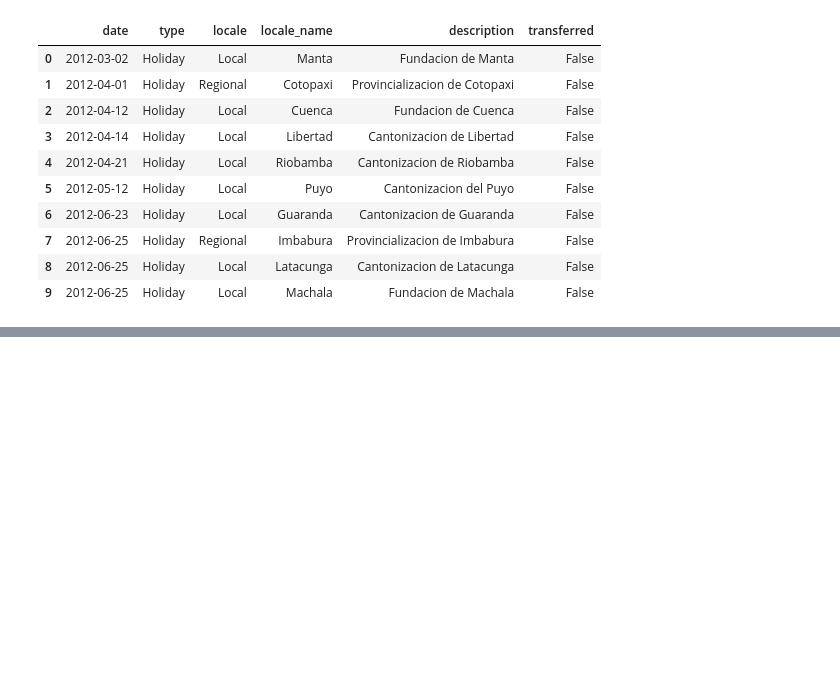
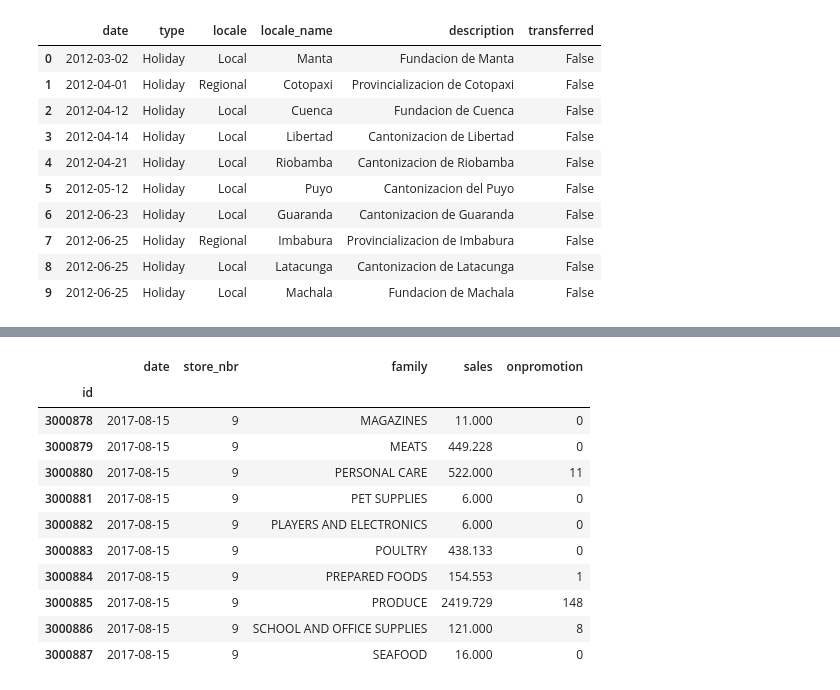
Before and after one commit to ndzadz/WTUM_12_2022, a Jupyter notebook: DataQualityCheck.ipynb, the cells around one changed output, grey strips where cells are left out. Saved outputs shown, nothing was run; the diff lists cells and outputs as text; code cells hidden in the pictures; blank space fills up the shorter version.

```diff
--- a/DataQualityCheck.ipynb
+++ b/DataQualityCheck.ipynb
@@ -6,6 +7,6 @@ holidays_events = pd.read_csv("https://www.dropbox.com/s/bxyamlpevkiwwoq/holiday
 oil = pd.read_csv("https://www.dropbox.com/s/l6ln0ztl4m0pw3a/oil.csv?dl=1")
 sample_submission = pd.read_csv("https://www.dropbox.com/s/68jjl61x6u3klos/sample_submission.csv?dl=1")
 stores = pd.read_csv("https://www.dropbox.com/s/lcxn6r9bs2exguq/stores.csv?dl=1")
-test = pd.read_csv("https://www.dropbox.com/s/cvdo1gn7r5lu2uz/test.csv?dl=1")
-train = pd.read_csv("https://www.dropbox.com/s/s8p2b5awnuqfk0d/train.csv?dl=1")
+test = pd.read_csv("https://www.dropbox.com/s/cvdo1gn7r5lu2uz/test.csv?dl=1",index_col='id')
+train = pd.read_csv("https://www.dropbox.com/s/s8p2b5awnuqfk0d/train.csv?dl=1",index_col='id')
 transactions = pd.read_csv("https://www.dropbox.com/s/92fij9bcwt0e0cj/transactions.csv?dl=1")
@@ -25,0 +96,15 @@ holidays_events.head(10)
+# %%
+train.tail(10)
+# %% [output]
+|  | date | store_nbr | family | sales | onpromotion |
+| id |  |  |  |  |  |
+| 3000878 | 2017-08-15 | 9 | MAGAZINES | 11.000 | 0 |
+| 3000879 | 2017-08-15 | 9 | MEATS | 449.228 | 0 |
+| 3000880 | 2017-08-15 | 9 | PERSONAL CARE | 522.000 | 11 |
+| 3000881 | 2017-08-15 | 9 | PET SUPPLIES | 6.000 | 0 |
+| 3000882 | 2017-08-15 | 9 | PLAYERS AND ELECTRONICS | 6.000 | 0 |
+| 3000883 | 2017-08-15 | 9 | POULTRY | 438.133 | 0 |
+| 3000884 | 2017-08-15 | 9 | PREPARED FOODS | 154.553 | 1 |
+| 3000885 | 2017-08-15 | 9 | PRODUCE | 2419.729 | 148 |
+| 3000886 | 2017-08-15 | 9 | SCHOOL AND OFFICE SUPPLIES | 121.000 | 8 |
+| 3000887 | 2017-08-15 | 9 | SEAFOOD | 16.000 | 0 |
```
Also changed, not shown: parts of 21 cells of this notebook.
